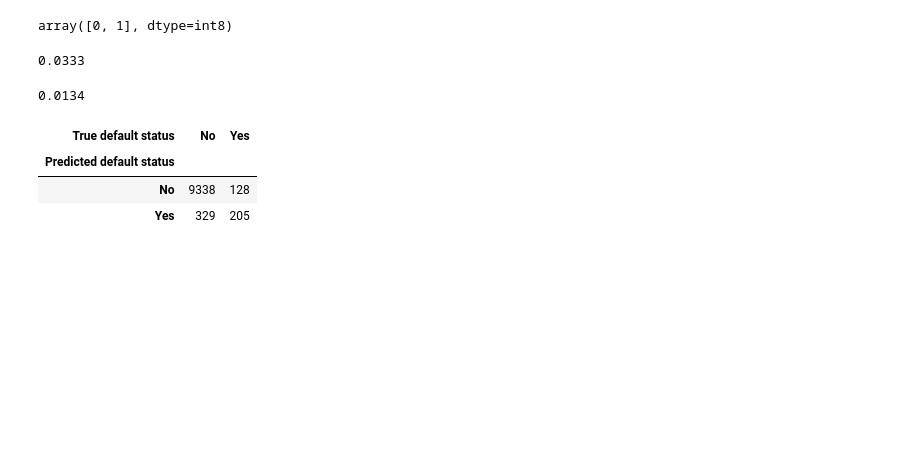
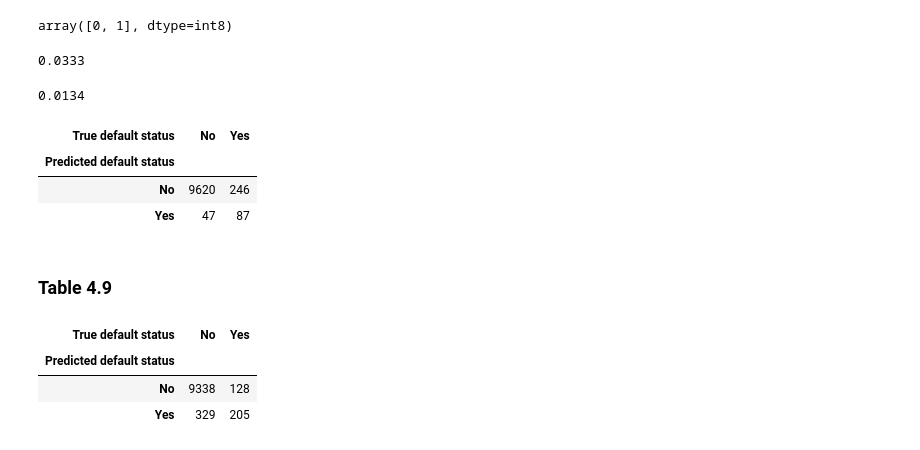
Before and after one commit to capac/ISLwR-python-code, a Jupyter notebook: chapter-4/Chapter 4. Classification.ipynb, the cells around one changed output. Drawn from its saved outputs; the diff is of its cells as text; code cells hidden in the pictures; blank space fills up the shorter version.

Commit message:
Added Table 4.9

```diff
--- a/chapter-4/Chapter 4. Classification.ipynb
+++ b/chapter-4/Chapter 4. Classification.ipynb
@@ -356,12 +356,24 @@ y.values.mean()
 # %% [output]
 0.0134
 # %%
-mod_thresh > 0.5
+mod_thresh = 0.5
 prob_df = pd.DataFrame({'True default status': y, 'Predicted default status': (y_prob[:, 1] > mod_thresh).astype('int')})
 prob_df.replace(to_replace={0: 'No', 1: 'Yes'}, inplace=True)
 prob_df.groupby(['Predicted default status', 'True default status']).size().unstack()
 # %% [output]
 | True default status | No | Yes |
 | Predicted default status |  |  |
-| No | 9338 | 128 |
-| Yes | 329 | 205 |
+| No | 9620 | 246 |
+| Yes | 47 | 87 |
+# %% [markdown]
+### Table 4.9
+# %%
+mod_thresh = 0.2
+prob_df = pd.DataFrame({'True default status': y, 'Predicted default status': (y_prob[:, 1] > mod_thresh).astype('int')})
+prob_df.replace(to_replace={0: 'No', 1: 'Yes'}, inplace=True)
+prob_df.groupby(['Predicted default status', 'True default status']).size().unstack()
+# %% [output]
+| True default status | No | Yes |
+| Predicted default status |  |  |
+| No | 9338 | 128 |
+| Yes | 329 | 205 |
```
Also changed, not shown: parts of 1 cell of this notebook.
